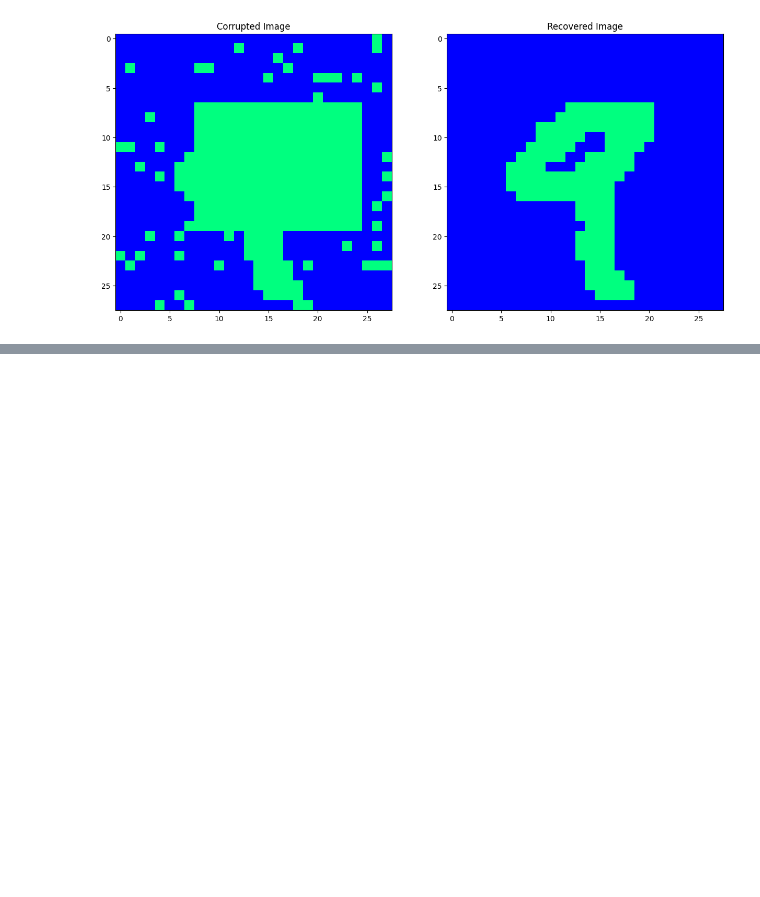
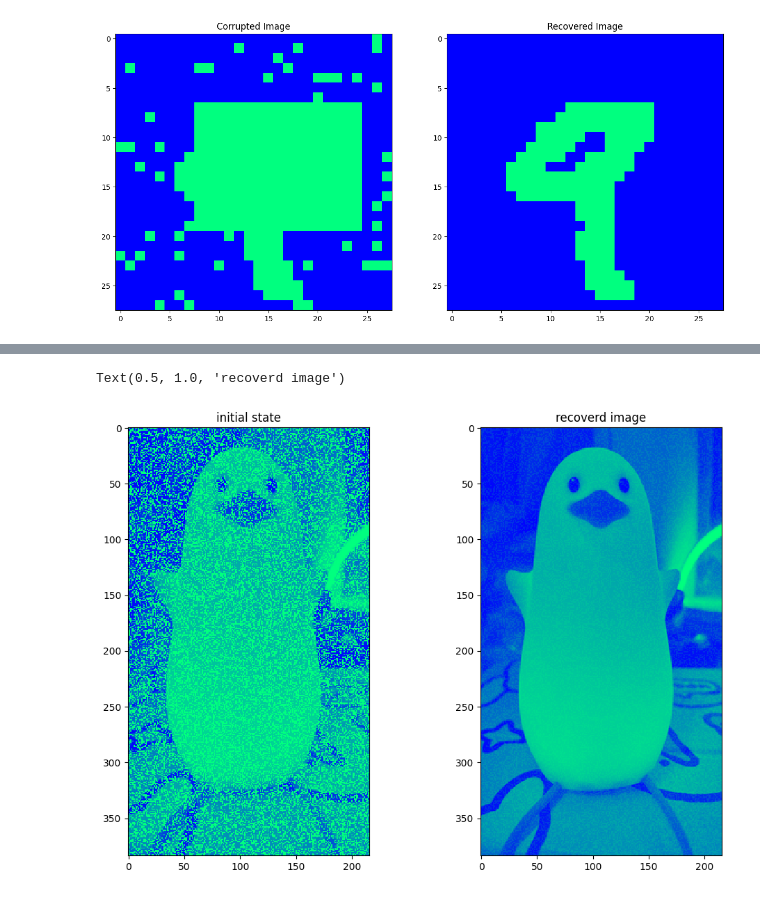
Before and after one commit to Shutian-Liang/Amari-hopfield-network, a Jupyter notebook: attractor.ipynb, the cells around one changed output, grey strips where cells are left out. Drawn from its saved outputs; the diff is of its cells as text; code cells hidden in the pictures; blank space fills up the shorter version.

```diff
--- a/attractor.ipynb
+++ b/attractor.ipynb
@@ -241,0 +417,17 @@ $$f_\mu(h) = softmax(h_\mu) = \frac{e^{h_\mu}}{\sum_{\mu}e^{h_\mu}}  ,        g_
+# %%
+from matplotlib.animation import FuncAnimation
+fps = 30
+n_step = 20
+# 动画化网络活动\
+raw_pic = V_trace[0].reshape(n1, n2)
+final_pic = V_trace[-1].reshape(n1, n2)
+
+# First set up the figure, the axis, and the plot element we want to animate
+fig, ax = plt.subplots(1,2,figsize=(12,8))
+ax[0].imshow(raw_pic, interpolation='None', cmap='winter', vmin = np.min(image), vmax = np.max(image))
+ax[0].set_title('initial state')
+ax[1].imshow(final_pic, interpolation='None', cmap='winter', vmin = np.min(image), vmax = np.max(image))
+ax[1].set_title('recoverd image')
+# %% [output]
+Text(0.5, 1.0, 'recoverd image')
+[figure, added]
```
Also changed, not shown: parts of 8 cells of this notebook, 1 other file.
